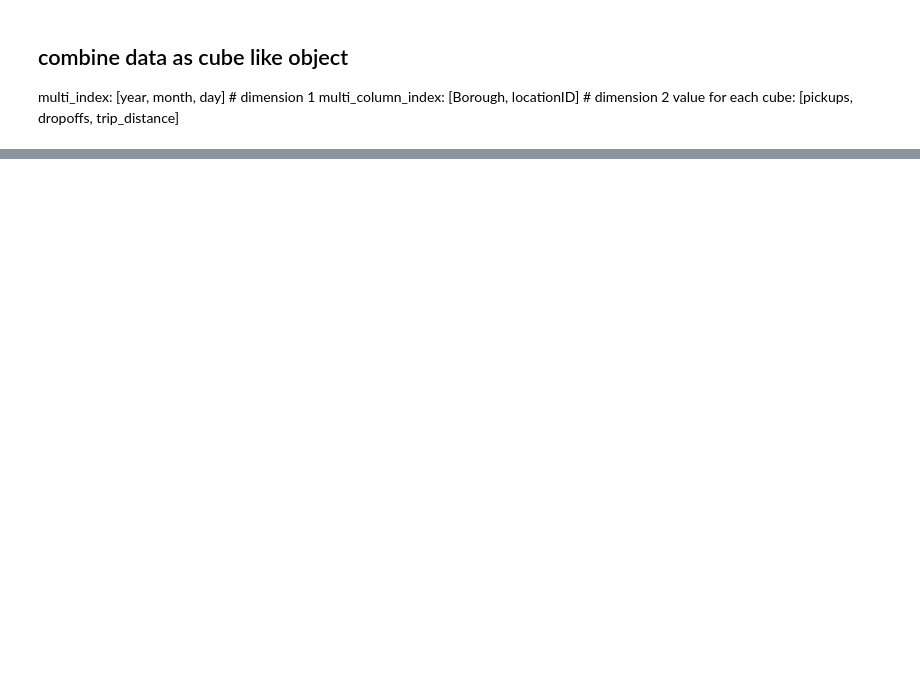
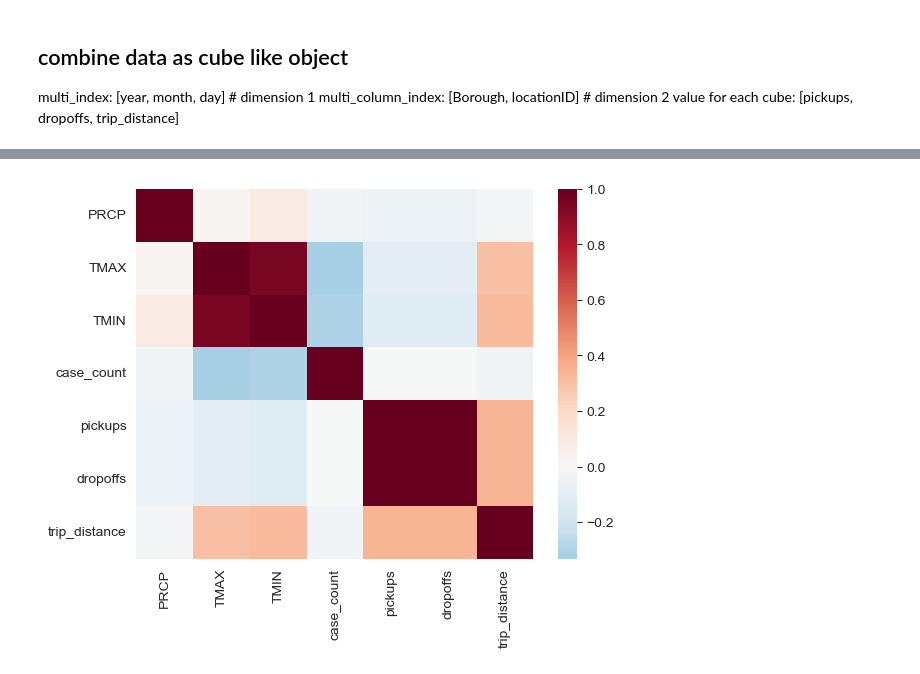
Before and after one commit to aTigar/DWH_NYC_Taxi, a Jupyter notebook: analysis.ipynb, the cells around one changed output, grey strips where cells are left out. Cells and saved outputs as stored; diff of their text form; code cells hidden in the pictures; blank space fills up the shorter version.

Commit message:
add heatmap correlation and line graphs

```diff
--- a/analysis.ipynb
+++ b/analysis.ipynb
@@ -8,9 +8,10 @@ value for each cube: [pickups, dropoffs, trip_distance]
 from analysis import gen_cube
 import pandas as pd
 taxi_facts = pd.read_csv('data/clean/df_taxi_facts.csv')
-covid = pd.read_csv('data/clean/covid.csv')
+covid_facts = pd.read_csv('data/clean/covid.csv')
+weather_facts = pd.read_csv('data/clean/weather.csv')
 
-cov_facts = taxi_facts.merge(covid[['CID', 'case_count']])
+cov_facts = taxi_facts.merge(covid_facts[['CID', 'case_count']])
 c_pickup = gen_cube(taxi_facts, 'pickups', 'sum')
 c_dropoffs = gen_cube(taxi_facts, 'dropoffs', 'sum')
 c_distances = gen_cube(taxi_facts, 'trip_distance', 'mean')
@@ -100,0 +19,11 @@ TypeError: Argument 'y' is a pandas MultiIndex. pandas MultiIndex is not support
+# %%
+# pickups corellation to covid cases
+
+sum_of_pickups = c_pickup.stack().reset_index().groupby(['year', 'month', 'day']).sum().drop(columns=['undefined', 'level_3']).sum(axis=1).rename('pickups').fillna(0)
+sum_of_dropoffs = c_dropoffs.stack().reset_index().groupby(['year', 'month', 'day']).sum().drop(columns=['undefined', 'level_3']).sum(axis=1).rename('dropoffs').fillna(0)
+# %%
+df = weather_facts.copy()
+calendar = pd.read_csv('data/clean/calendar.csv')
+df = df.merge(calendar[['dateID', 'year', 'month', 'day']], how='left', on='dateID')
+df = df.set_index(['year', 'month', 'day'])
+weather = df.loc[:,['PRCP', 'TMAX', 'TMIN']]
@@ -100,0 +40,2 @@ TypeError: Argument 'y' is a pandas MultiIndex. pandas MultiIndex is not support
+# %%
+df = pd.concat([weather, c_cov_cases, sum_of_pickups, sum_of_dropoffs, c_distances], axis=1).dropna(subset=['pickups', 'dropoffs']).fillna(0)
@@ -100,0 +53,25 @@ TypeError: Argument 'y' is a pandas MultiIndex. pandas MultiIndex is not support
+# %%
+import numpy as np
+import matplotlib.pyplot as plt
+import seaborn as sns
+import matplotlib as mpl
+
+cmap = mpl.cm.RdBu_r
+import pandas as pd
+# create some random data; replace that by your actual dataset
+
+# plot heatmap
+ax = sns.heatmap(df.corr(), cmap=cmap, center=0)
+
+# turn the axis label
+for item in ax.get_yticklabels():
+    item.set_rotation(0)
+
+for item in ax.get_xticklabels():
+    item.set_rotation(90)
+
+# save figure
+plt.savefig('corellation.png', dpi=100)
+plt.show()
+# %% [output]
+[figure, added]
```
Also changed, not shown: parts of 15 cells of this notebook.
